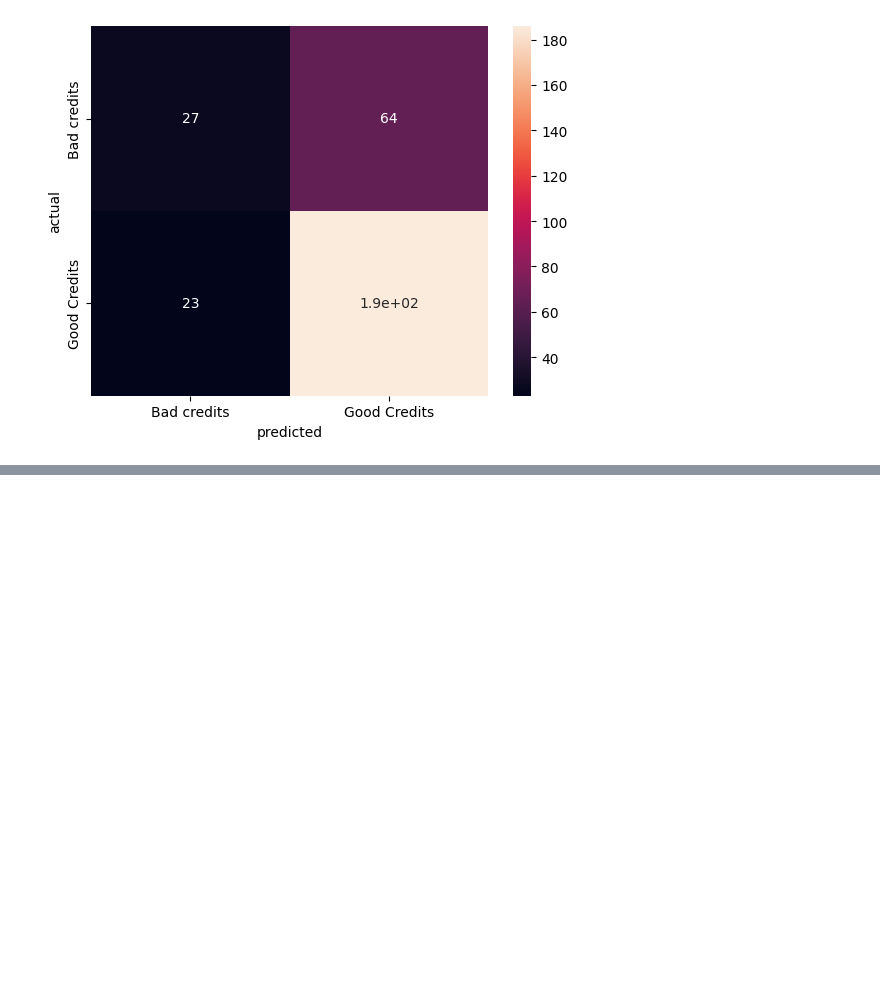
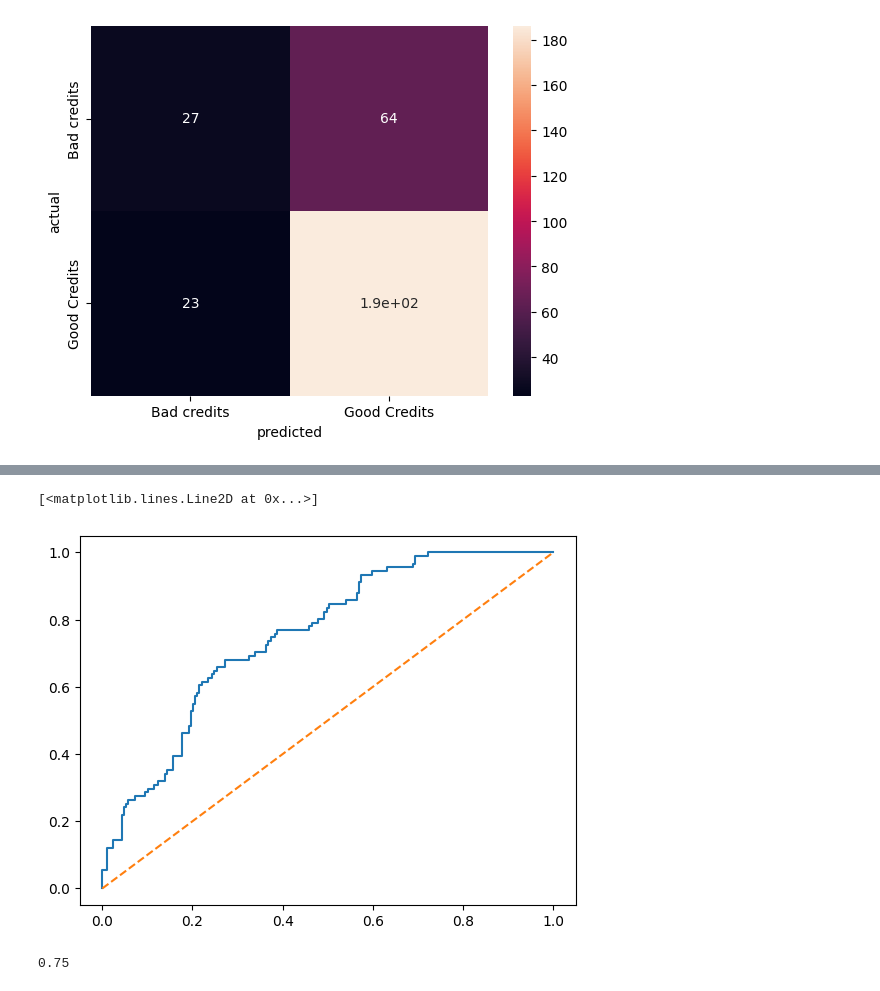
Before and after one commit to aparna-2001/machine_learning_using_python, a Jupyter notebook: Binary_logistic_regression.ipynb, the cells around one changed output, grey strips where cells are left out. Saved outputs shown, nothing was run; the diff lists cells and outputs as text; code cells hidden in the pictures; blank space fills up the shorter version.

```diff
--- a/Binary_logistic_regression.ipynb
+++ b/Binary_logistic_regression.ipynb
@@ -250,0 +274,19 @@ draw_cm(y_pred_df.actual, y_pred_df.predicted)
+# %%
+
+fpr, tpr, thresholds = roc_curve(y_pred_df.actual,
+                                 y_pred_df.predicted_prob)
+plt.plot(fpr, tpr)
+plt.plot([0,1], [0,1], linestyle = '--')
+# %% [output]
+[<matplotlib.lines.Line2D at 0x...>]
+[figure, added]
+# %%
+
+
+auc_score = roc_auc_score(y_pred_df.actual,
+                          y_pred_df.predicted_prob)
+
+
+round(float(auc_score),2)
+# %% [output]
+0.75
```
Also changed, not shown: parts of 5 cells of this notebook.
